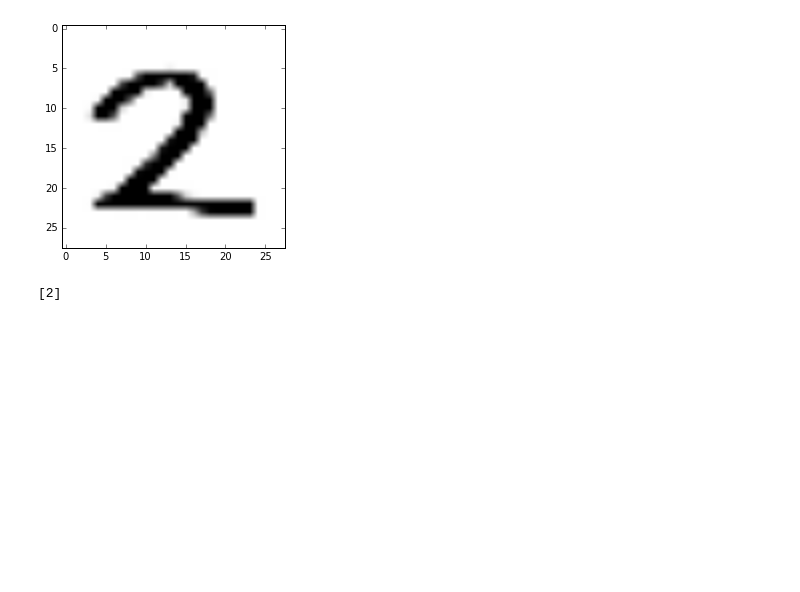
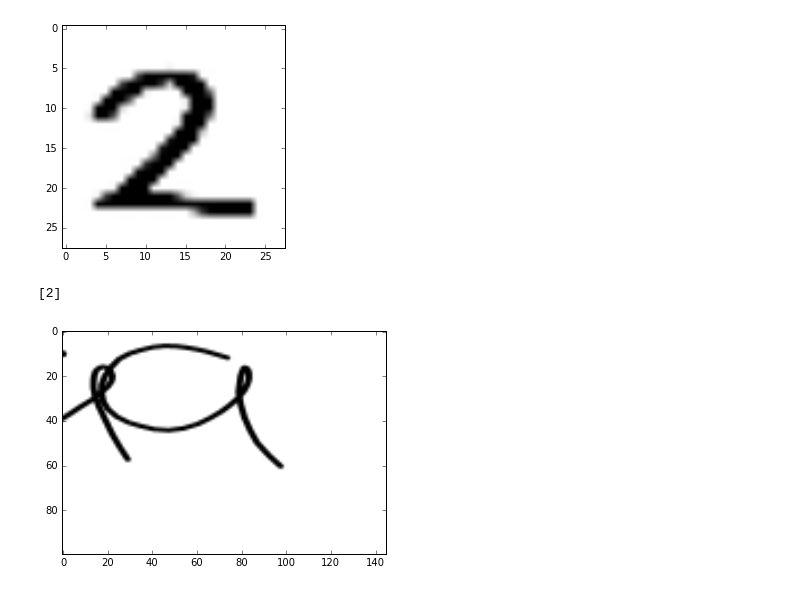
Before and after one commit to mmn599/AutoLaTeX, a Jupyter notebook: MINIST.ipynb, the cells around one changed output. Saved outputs shown, nothing was run; the diff lists cells and outputs as text; code cells hidden in the pictures; blank space fills up the shorter version.

```diff
--- a/MINIST.ipynb
+++ b/MINIST.ipynb
@@ -74,3 +74,12 @@ print(ypred)
 [figure]
 [figure]
 [2]
+# %%
+from skimage import io
+from matplotlib import pyplot as plt
+%matplotlib inline
+image = io.imread('C:\\Users\\mmnor\\Projects\\LatexDemo\\yeet.png')
+plt.imshow(image, cmap="Greys")
+plt.show()
+# %% [output]
+[figure, added]
```
Also changed, not shown: 14 other files.
